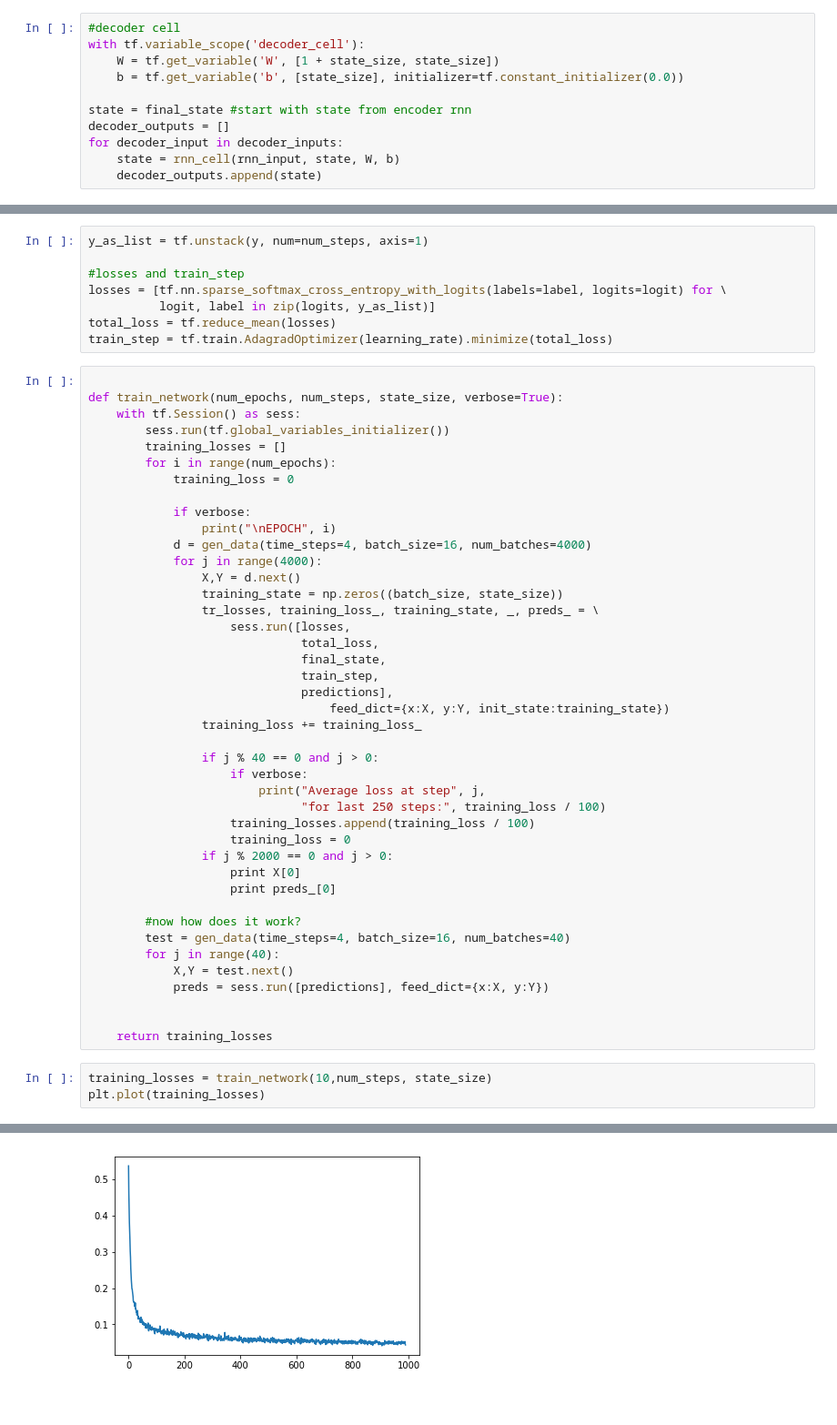
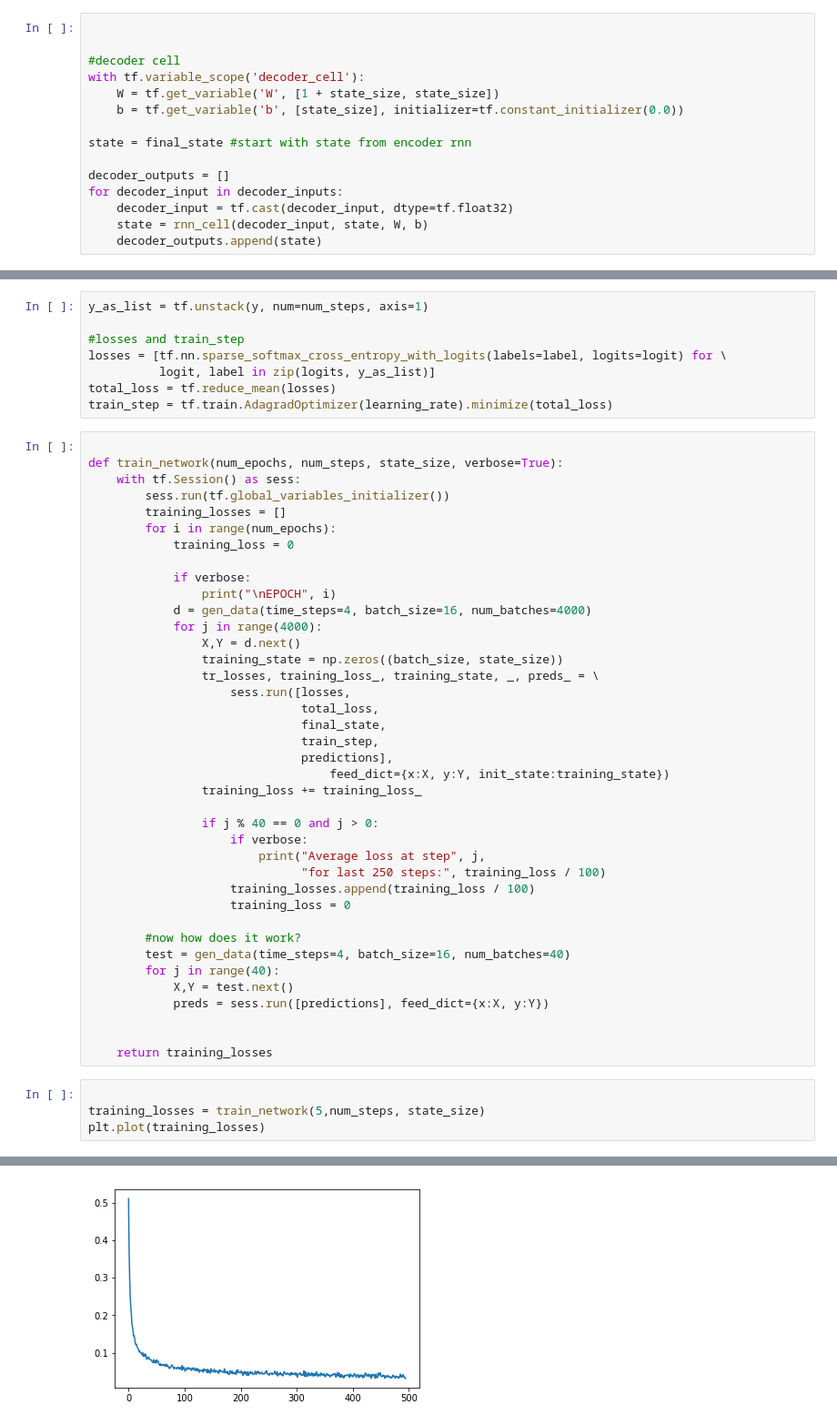
Before and after one commit to gatineausoftware/tensorflow_experiments, a Jupyter notebook: rnn/encoder_decoder_v1.ipynb, the cells around one changed output, grey strips where cells are left out. Shown at 91% size. Cells and saved outputs as stored; diff of their text form.

Commit message:
fix problem with input to decoder, demo inference:

```diff
--- a/rnn/encoder_decoder_v1.ipynb
+++ b/rnn/encoder_decoder_v1.ipynb
@@ -59,15 +59,19 @@ start = tf.scalar_mul(-1, start)
 decoder_inputs.insert(0, start)
 del decoder_inputs[-1]
 # %%
+
+
 #decoder cell
 with tf.variable_scope('decoder_cell'):
     W = tf.get_variable('W', [1 + state_size, state_size])
     b = tf.get_variable('b', [state_size], initializer=tf.constant_initializer(0.0))
 
 state = final_state #start with state from encoder rnn
+
 decoder_outputs = []
 for decoder_input in decoder_inputs:
-    state = rnn_cell(rnn_input, state, W, b)
+    decoder_input = tf.cast(decoder_input, dtype=tf.float32)
+    state = rnn_cell(decoder_input, state, W, b)
     decoder_outputs.append(state)
 # %%
 num_classes = num_steps
@@ -118,9 +122,6 @@ def train_network(num_epochs, num_steps, state_size, verbose=True):
                               "for last 250 steps:", training_loss / 100)
                     training_losses.append(training_loss / 100)
                     training_loss = 0
-                if j % 2000 == 0 and j > 0:
-                    print X[0]
-                    print preds_[0]
 
         #now how does it work?
         test = gen_data(time_steps=4, batch_size=16, num_batches=40)
@@ -131,7 +132,8 @@ def train_network(num_epochs, num_steps, state_size, verbose=True):
 
     return training_losses
 # %%
-training_losses = train_network(10,num_steps, state_size)
+
+training_losses = train_network(5,num_steps, state_size)
 plt.plot(training_losses)
 # %% [output]
 ('\nEPOCH', 0)
@@ -154,2 +156,2 @@ plt.plot(training_losses)
 [<matplotlib.lines.Line2D at 0x...>]
-[figure, old version]
+[figure, new version]
```
Also changed, not shown: parts of 1 cell of this notebook, 1 other file.
